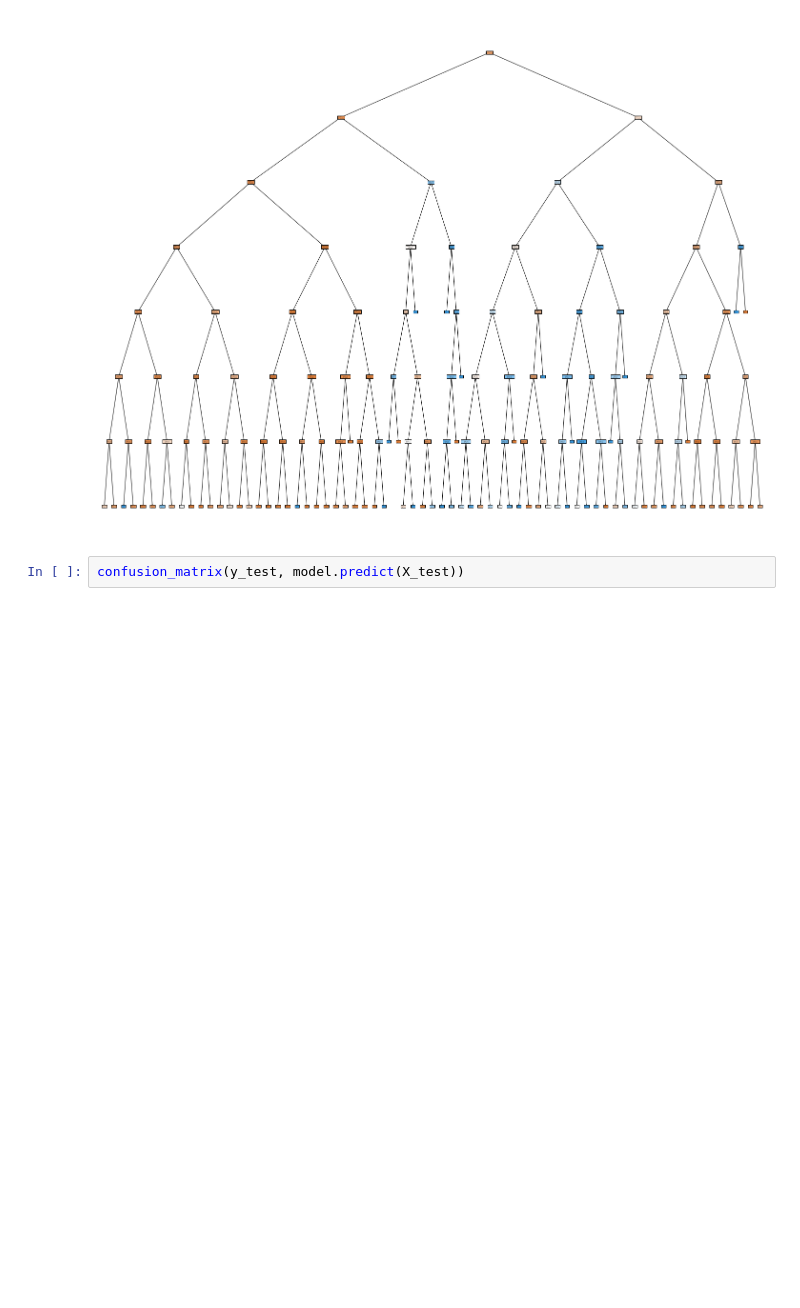
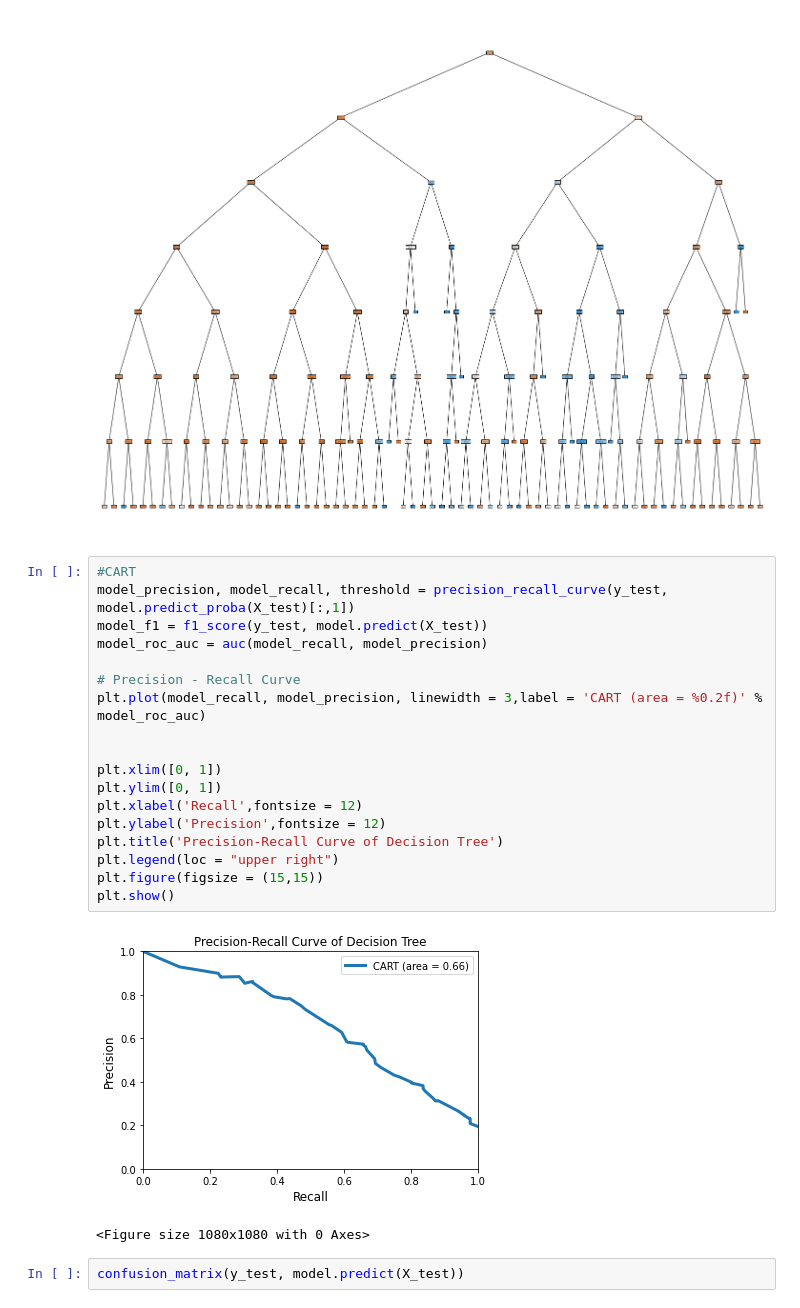
Before and after one commit to VinceTruong/Churn_Modelling, a Jupyter notebook: Into to DS Group Project - Customer Churn Rate - Group 4.ipynb, the cells around one changed output. Cells and saved outputs as stored; diff of their text form; blank space fills up the shorter version.

```diff
--- a/Into to DS Group Project - Customer Churn Rate - Group 4.ipynb
+++ b/Into to DS Group Project - Customer Churn Rate - Group 4.ipynb
@@ -1149,6 +1151,27 @@ fig = plt.figure(figsize=(25,20))
 _ = plot_tree(model, feature_names = df.drop('Exited', axis=1).columns, class_names = np.unique(df['Exited']).astype('str'), filled = True)
 # %% [output]
 [figure]
+# %%
+#CART
+model_precision, model_recall, threshold = precision_recall_curve(y_test, model.predict_proba(X_test)[:,1])
+model_f1 = f1_score(y_test, model.predict(X_test))
+model_roc_auc = auc(model_recall, model_precision)
+
+# Precision - Recall Curve
+plt.plot(model_recall, model_precision, linewidth = 3,label = 'CART (area = %0.2f)' % model_roc_auc)
+
+
+plt.xlim([0, 1])
+plt.ylim([0, 1])
+plt.xlabel('Recall',fontsize = 12)
+plt.ylabel('Precision',fontsize = 12)
+plt.title('Precision-Recall Curve of Decision Tree')
+plt.legend(loc = "upper right")
+plt.figure(figsize = (15,15))
+plt.show()
+# %% [output]
+[figure, added]
+<Figure size 1080x1080 with 0 Axes>
 # %%
 confusion_matrix(y_test, model.predict(X_test))
 # %% [output]
```
Also changed, not shown: parts of 6 cells of this notebook.
